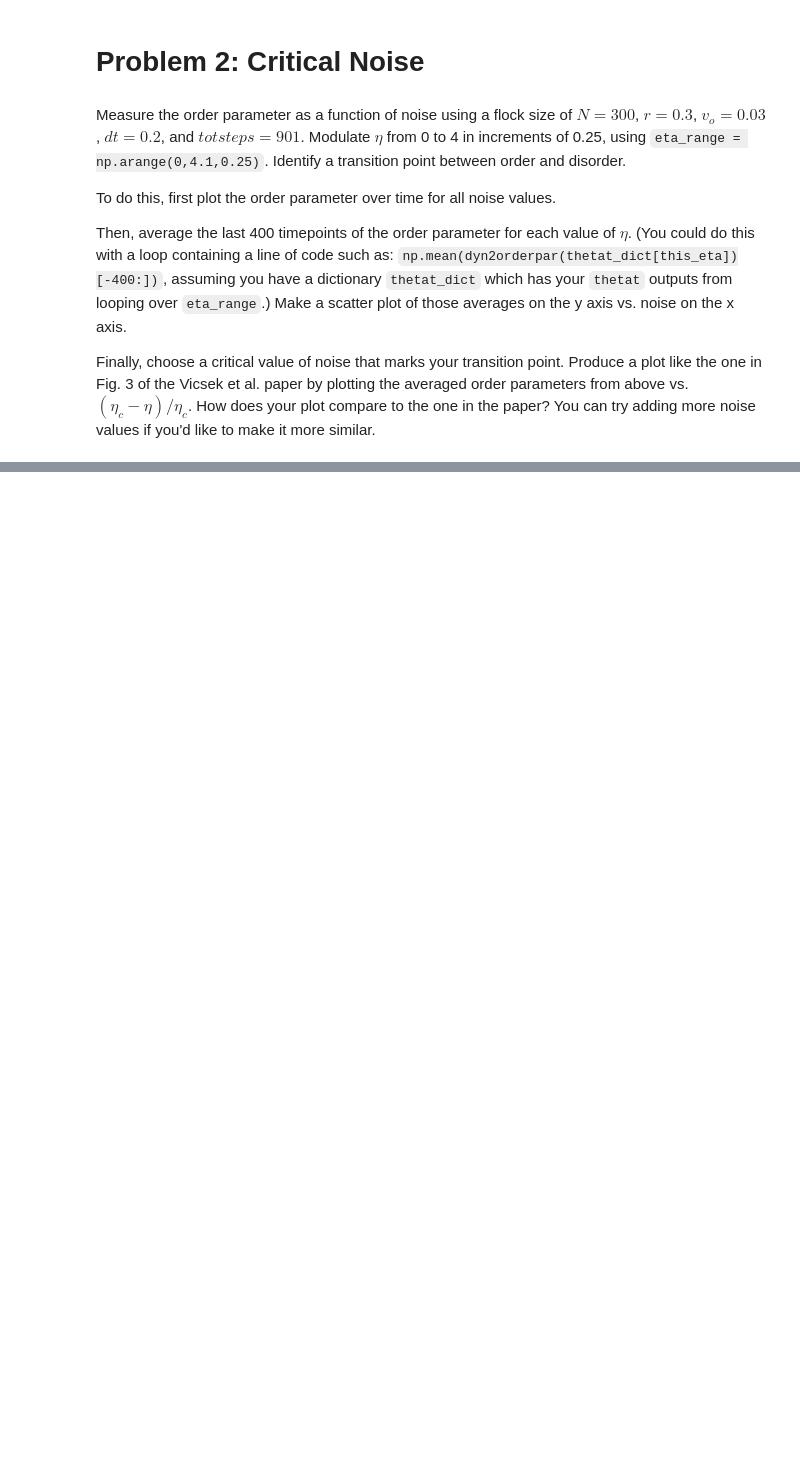
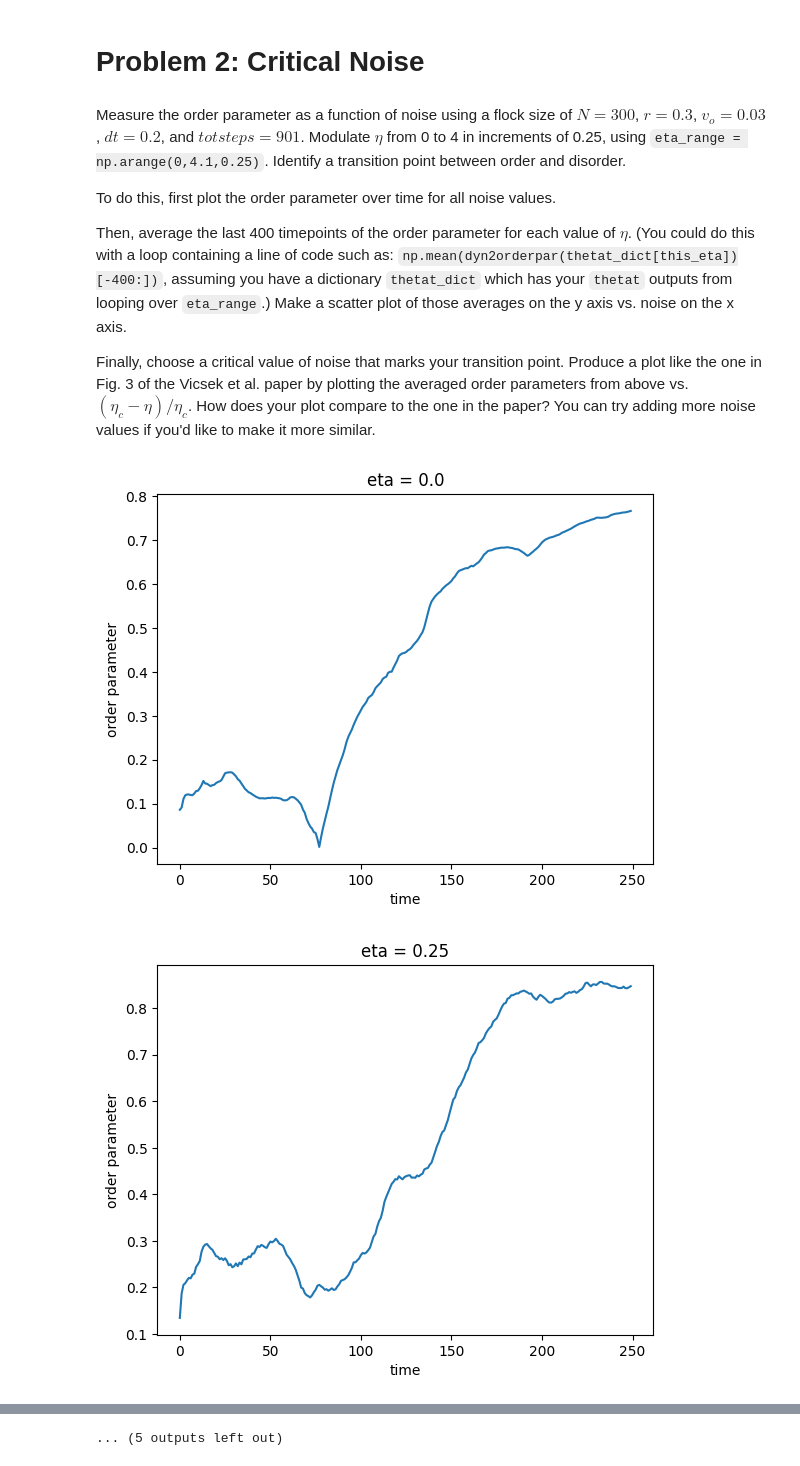
Before and after one commit to 44787313/prog2024, a Jupyter notebook: Homework_3.ipynb, the cells around one changed output, grey strips where cells are left out. Drawn from its saved outputs; the diff is of its cells as text; code cells hidden in the pictures; blank space fills up the shorter version.

```diff
--- a/Homework_3.ipynb
+++ b/Homework_3.ipynb
@@ -40,7 +40,9 @@ def informed_boids_dyn(pars):
   # Simulation
   for t in range(totsteps):
     newtheta = np.zeros(N)
-    newtheta[:m]=thetam
+    # Orthogonal leaders
+    newtheta[:int(m/2)]= thetam
+    newtheta[int(m/2+1):m]= thetam - (np.pi)/2
     # Loop through each boid and estimate new directions
     for i in range(m+1, N):
       dx = np.minimum(np.abs(currx-currx[i]),
@@ -125,3 +129,35 @@ To do this, first plot the order parameter over time for all noise values.
 Then, average the last 400 timepoints of the order parameter for each value of $\eta$. (You could do this with a loop containing a line of code such as: `np.mean(dyn2orderpar(thetat_dict[this_eta])[-400:])`, assuming you have a dictionary `thetat_dict` which has your `thetat` outputs from looping over `eta_range`.) Make a scatter plot of those averages on the y axis vs. noise on the x axis.
 
 Finally, choose a critical value of noise that marks your transition point. Produce a plot like the one in Fig. 3 of the Vicsek et al. paper by plotting the averaged order parameters from above vs. $(\eta_c - \eta)/\eta_c$. How does your plot compare to the one in the paper? You can try adding more noise values if you'd like to make it more similar.
+# %%
+# Order parameter
+def dyn2orderpar(thetat):
+  #Calculate avg. velocity
+  N = len(thetat[0,:])
+  vxt = np.array([np.cos(thetat[i]) for i in range(N)])
+  vyt = np.array([np.sin(thetat[i]) for i in range(N)])
+  sumvxt = np.sum(vxt,1)
+  sumvyt = np.sum(vyt,1)
+  normvt = np.sqrt(sumvxt**2 + sumvyt**2) / N
+  return(normvt)
+# %%
+pars['N']=300
+pars['r']=0.3
+pars['v0']=0.03
+pars['dt']=0.2
+pars['totsteps']=901
+eta_range = np.arange(0,4.1,0.25)
+# %%
+theta_dict = {}
+for eta in eta_range:
+  pars['eta'] = eta
+  xt, yt, thetat = informed_boids_dyn(pars)
+  theta_dict[eta] = thetat
+  plt.plot(dyn2orderpar(thetat))
+  plt.title(f'eta = {eta}')
+  plt.xlabel('time')
+  plt.ylabel('order parameter')
+  plt.show()
+# %% [output]
+[figure, added]
+[figure, added]
@@ -127,0 +174 @@ Finally, choose a critical value of noise that marks your transition point. Prod
+... (5 outputs left out)
```
Also changed, not shown: parts of 6 cells of this notebook.
